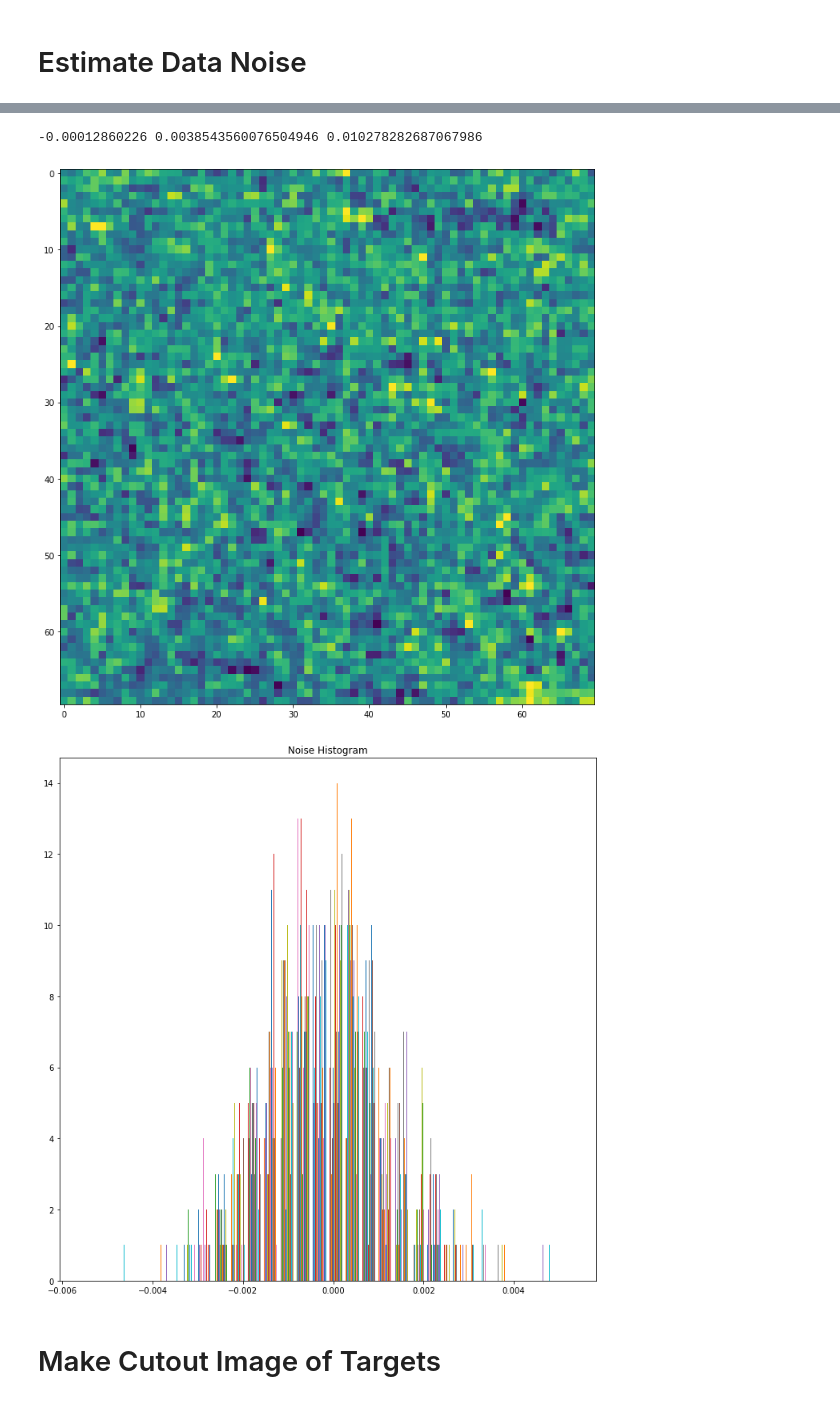
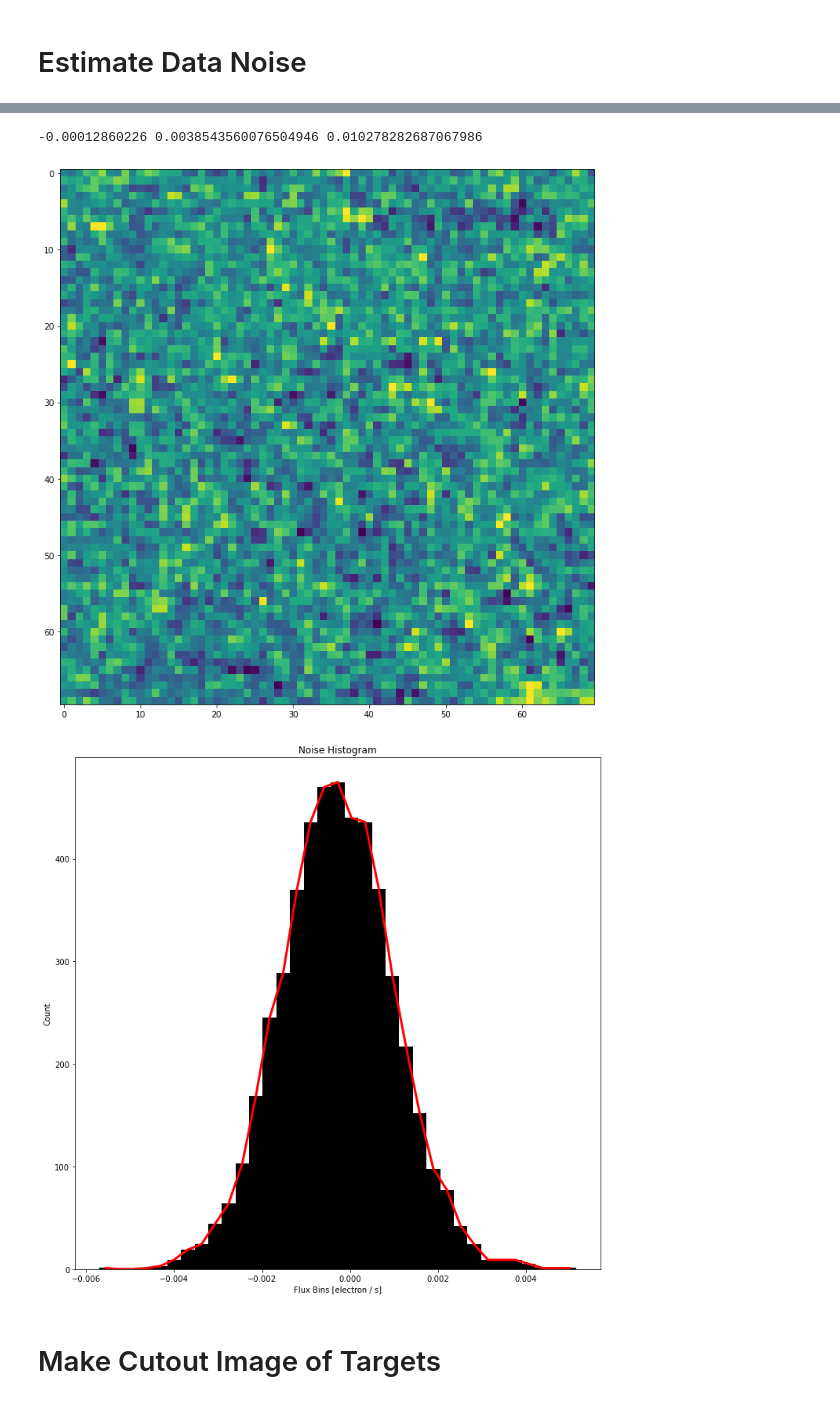
Before and after one commit to crawfordsm/lcbg, a Jupyter notebook: notebooks/find_lcbgs/petrosian_radius.ipynb, the cells around one changed output, grey strips where cells are left out. Saved outputs shown, nothing was run; the diff lists cells and outputs as text; code cells hidden in the pictures.

```diff
--- a/notebooks/find_lcbgs/petrosian_radius.ipynb
+++ b/notebooks/find_lcbgs/petrosian_radius.ipynb
@@ -83,24 +88,28 @@ plt.imshow(data, vmin=0, vmax=data.data.mean()*10)
 # %%
 # Estimate data noise at dark area
 # --------------------------------
 noise_cutout = Cutout2D(data, (2760, 3420), 70)
 
 noise_mean = noise_cutout.data.mean()
 noise_sigma = noise_cutout.data.std()
 noise_3_sigma = noise_sigma * 3.
 noise_8_sigma = noise_sigma * 8.
 
 print(noise_mean, noise_3_sigma, noise_8_sigma)
 
 plt.imshow(noise_cutout.data, vmax=noise_mean+noise_3_sigma, vmin=noise_mean-noise_3_sigma)
 plt.show()
 
-plt.hist(noise_cutout.data, bins=30)
+n, bins, patches = plt.hist(noise_cutout.data.flatten(), bins=35, align='left', color='black')
+plt.plot(bins[:-1], n, c='r', linewidth=3)
+
+plt.xlabel('Flux Bins [{}]'.format(str(data.unit)))
+plt.ylabel('Count')
 plt.title('Noise Histogram')
 plt.show()
 # %% [output]
 -0.00012860226 0.0038543560076504946 0.010278282687067986
 [figure]
-[figure, old version]
+[figure, new version]
 # %% [markdown]
 # Make Cutout Image of Targets
```
Also changed, not shown: parts of 31 cells of this notebook, 2 other files.
